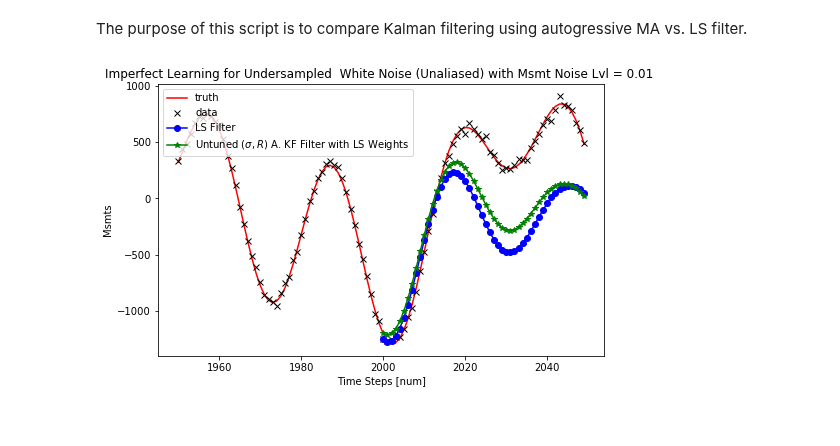
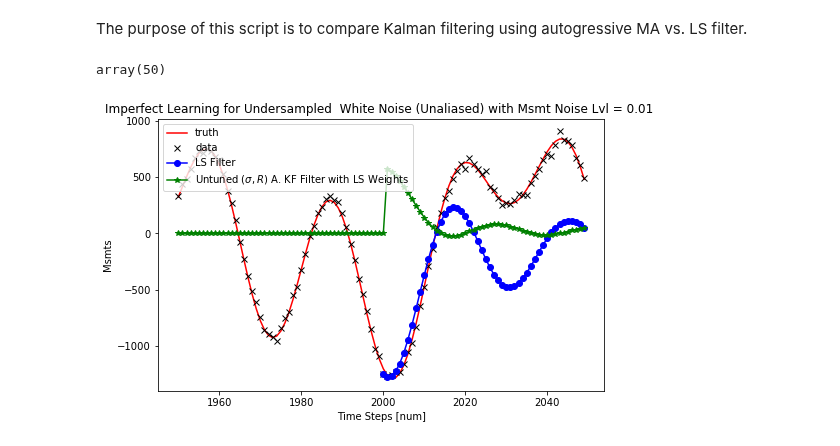
Before and after one commit to riddhisw/predictiveest, a Jupyter notebook: autoreg_kf/Autoregressive Kalman Filtering.ipynb, the cells around one changed output. Saved outputs shown, nothing was run; the diff lists cells and outputs as text; code cells hidden in the pictures.

```diff
--- a/autoreg_kf/Autoregressive Kalman Filtering.ipynb
+++ b/autoreg_kf/Autoregressive Kalman Filtering.ipynb
@@ -30,25 +30,30 @@ for idx_case in xrange(NUM_CASES):
     stps_fwd = int(1)
     y_signal = macro_data[choose_one, :]
     weights = macro_weights[choose_one, stps_fwd,:, 0] # Use one-step ahead prediction weights.
-    oe = 0.1
-    rk = 0.1
-    x_hat, P_hat, W, S = akf('tc_'+str(test_case)+'_v_'+str(var), y_signal, weights, oe, rk,
-                             n_train=2000, n_testbefore=50, n_predict=n_predict, p0=10000, skip_msmts=1)
+    oe = 0.0
+    rk = 100000.0
+    predictions = akf('tc_'+str(test_case)+'_v_'+str(var), y_signal[1900:], weights, oe, rk,
+                             n_train=100, n_testbefore=50, n_predict=n_predict, p0=0.0, skip_msmts=1)
 
 
     truth = macro_truths[choose_one, :]
     ls_predictions = ls_data['macro_predictions'][choose_one, :, 0]
-    x_axis = np.arange(2100)
+# %%
+n_predict
+# %% [output]
+array(50)
 # %%
+x_axis = np.arange(2100)
+
 plt.figure(figsize=(8,5))
 plt.title('Imperfect Learning for Undersampled  White Noise (Unaliased) with Msmt Noise Lvl = %s ' %(0.01))
 plt.xlabel('Time Steps [num]')
 plt.ylabel('Msmts')
 plt.plot(x_axis[1950:2050], truth[1950:2050], 'r', label='truth')
 plt.plot(x_axis[1950:2050], y_signal[1950:2050], 'kx', label='data')
 plt.plot(x_axis[2000:2050], ls_predictions, 'bo-', label='LS Filter')
-plt.plot(x_axis[2000:2050], x_hat[0,0,2000:2050], 'g*-', label='Untuned ($\sigma, R$) A. KF Filter with LS Weights')
+plt.plot(x_axis[1950:2050], predictions[0:n_predict + 50], 'g*-', label='Untuned ($\sigma, R$) A. KF Filter with LS Weights')
 plt.legend(loc=2)
 plt.show()
 # %% [output]
-[figure, old version]
+[figure, new version]
```
Also changed, not shown: 15 other files.
